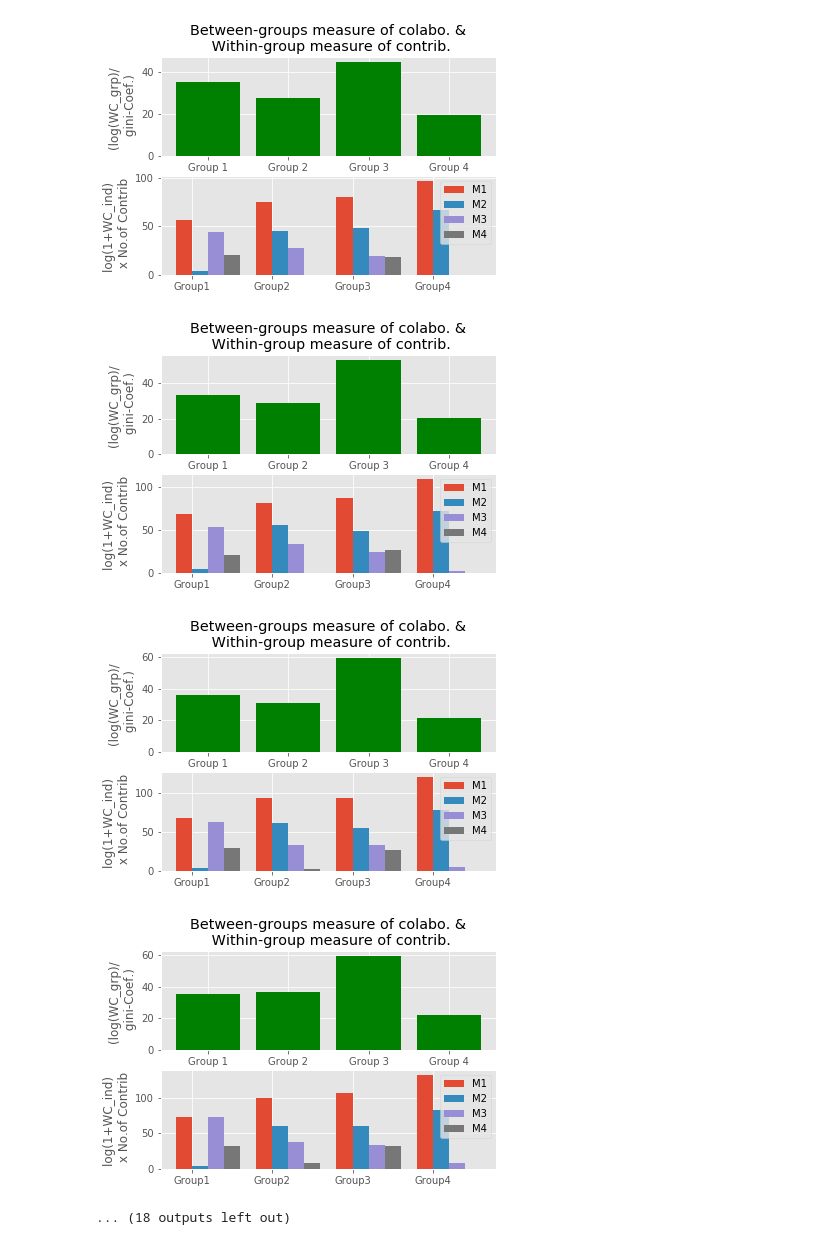
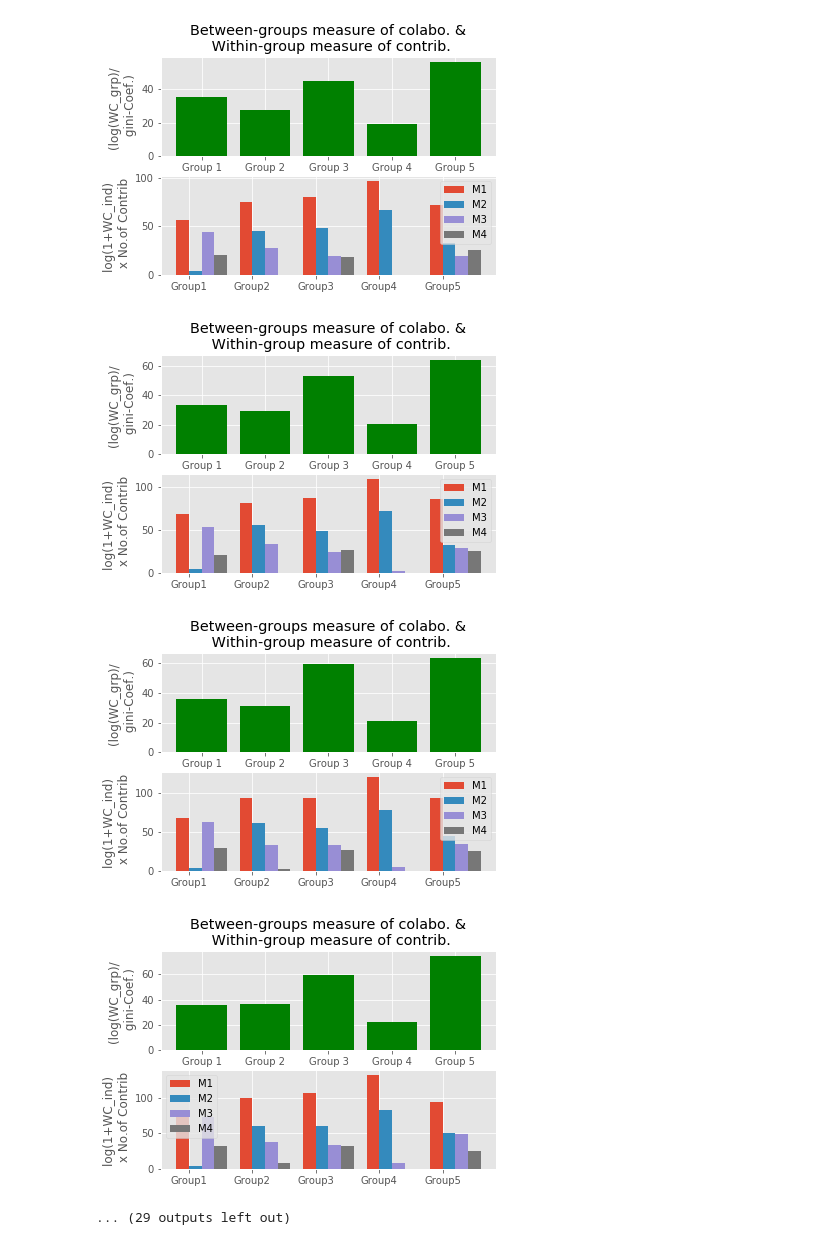
Before and after one commit to colabLearn/colabLearn.github.io, a Jupyter notebook: ColabLearnAnalysis2.ipynb, the cells around one changed output. Drawn from its saved outputs; the diff is of its cells as text; code cells hidden in the pictures.

```diff
--- a/ColabLearnAnalysis2.ipynb
+++ b/ColabLearnAnalysis2.ipynb
@@ -15,6 +15,7 @@ group1_1 = pd.read_excel('C:\Users\User\Desktop\Study3\StudyData1\group1_1.xlsx'
 group2_1 = pd.read_excel('C:\Users\User\Desktop\Study3\StudyData1\group2_1.xlsx')
 group3_1 = pd.read_excel('C:\Users\User\Desktop\Study3\StudyData1\group6_1.xlsx')
 group4_1 = pd.read_excel('C:\Users\User\Desktop\Study3\StudyData1\group3_1.xlsx')
+group5_1 = pd.read_excel('C:\Users\User\Desktop\Study3\StudyData1\group5_1.xlsx')
 
 #Function to determine measure of symmetry of contribution within groups
 #This function takes two arguments 1. The group JPS interaction data and
@@ -41,6 +42,7 @@ def getGiniCoef(group, memList):
     contM2 =g_m2.shape[0]
     contM3 =g_m3.shape[0]
     contM4 =g_m4.shape[0]
+
 
     #A list of contribution count by each member of the group
     grpWC= [contM1, contM2, contM3, contM4]
@@ -76,26 +78,31 @@ def withinGroupIndivCon(g, mList):
     m2WC = g_m2['Word Count'].tolist()
     m3WC = g_m3['Word Count'].tolist()
     m4WC = g_m4['Word Count'].tolist()
+    m5WC = g_m4['Word Count'].tolist()
 
     #gWC = g['Word Count'].tolist()
     m1WCT = sum(m1WC)
     m2WCT = sum(m2WC)
     m3WCT = sum(m3WC)
     m4WCT = sum(m4WC)
+    m5WCT = sum(m4WC)
 
     m1WCT = np.log(1+m1WCT)
     m2WCT = np.log(1+m2WCT)
     m3WCT = np.log(1+m3WCT)
     m4WCT = np.log(1+m4WCT)
+    m5WCT = np.log(1+m4WCT)
     contM1 =g_m1.shape[0]
     contM2 =g_m2.shape[0]
     contM3 =g_m3.shape[0]
     contM4 =g_m4.shape[0]
 
+
     contM1 = (contM1*m1WCT)
     contM2 = (contM2*m2WCT)
     contM3 = (contM3*m3WCT)
     contM4 = (contM4*m4WCT)
+
 
     contDist=[contM1, contM2, contM3, contM4]
 
@@ -123,7 +130,7 @@ def selectFromGroup(gr, num):
 
 def plotGroupAtTimeIntevals(grList,allGpMem, num):
     #Capture row lenght of data of each group into list
-    l = [grList[0].shape[0], grList[1].shape[0], grList[2].shape[0], grList[3].shape[0]]
+    l = [grList[0].shape[0], grList[1].shape[0], grList[2].shape[0], grList[3].shape[0], grList[4].shape[0]]
 
     #Get the row lenght of group with maximum row
     maxL = max(l)
@@ -132,10 +139,11 @@ def plotGroupAtTimeIntevals(grList,allGpMem, num):
         ColabMeasure2= getGiniCoef(selectFromGroup(grList[1], i), allGpMem[1])
         ColabMeasure3= getGiniCoef(selectFromGroup(grList[2], i), allGpMem[2])
         ColabMeasure4= getGiniCoef(selectFromGroup(grList[3], i), allGpMem[3])
+        ColabMeasure5= getGiniCoef(selectFromGroup(grList[4], i), allGpMem[4])
 
 
-        x = ['Group 1', 'Group 2', 'Group 3', 'Group 4']
-        grpList=[ColabMeasure, ColabMeasure2, ColabMeasure3, ColabMeasure4]
+        x = ['Group 1', 'Group 2', 'Group 3', 'Group 4', 'Group 5']
+        grpList=[ColabMeasure, ColabMeasure2, ColabMeasure3, ColabMeasure4, ColabMeasure5]
         x_pos = [j for j, _ in enumerate(grpList)]
 
 
@@ -145,15 +153,18 @@ def plotGroupAtTimeIntevals(grList,allGpMem, num):
         g2Mem=withinGroupIndivCon(selectFromGroup(grList[1],i), allGpMem[1])
         g3Mem=withinGroupIndivCon(selectFromGroup(grList[2],i), allGpMem[2])
         g4Mem=withinGroupIndivCon(selectFromGroup(grList[3],i), allGpMem[3])
+        g5Mem=withinGroupIndivCon(selectFromGroup(grList[4],i), allGpMem[4])
 
-        allMem1=[g1Mem[0], g2Mem[0], g3Mem[0], g4Mem[0]]
-        allMem2=[g1Mem[1], g2Mem[1], g3Mem[1], g4Mem[1]]
-        allMem3=[g1Mem[2], g2Mem[2], g3Mem[2], g4Mem[2]]
-        allMem4=[g1Mem[3], g2Mem[3], g3Mem[3], g4Mem[3]]
+        allMem1=[g1Mem[0], g2Mem[0], g3Mem[0], g4Mem[0], g5Mem[0]]
+        allMem2=[g1Mem[1], g2Mem[1], g3Mem[1], g4Mem[1], g5Mem[1]]
+        allMem3=[g1Mem[2], g2Mem[2], g3Mem[2], g4Mem[2], g5Mem[2]]
+        allMem4=[g1Mem[3], g2Mem[3], g3Mem[3], g4Mem[3], g5Mem[3]]
+
+
 
         plotList = [allMem1, allMem2, allMem3, allMem4]
 
-        N = 4
+        N = 5
         ind = np.arange(N)
         width = 0.2
 
@@ -170,13 +181,14 @@ def plotGroupAtTimeIntevals(grList,allGpMem, num):
         plt.bar(ind + width+width, plotList[2], width,label='M3')
         plt.bar(ind + width+width+width, plotList[3], width,label='M4')
 
+
         plt.ylabel('log(1+WC_ind) \n x No.of Contrib')
         #plt.title('Within Group visualization of individuals contribution')
 
-        plt.xticks(ind + width / 2, ('Group1', 'Group2', 'Group3', 'Group4'))
+        plt.xticks(ind + width / 2, ('Group1', 'Group2', 'Group3', 'Group4', 'Group5'))
         plt.legend(loc='best')
 
-
+        plt.savefig('C:/Users/User/Desktop/Study3/StudyData1/between_Within_Group_t'+str(i)+'jpg')
         plt.show()
         time.sleep(5)
 
@@ -186,9 +198,10 @@ m1List = ['Lucas', 'charis', 'Ranco', 'United']
 m2List = ['Carbon', 'oluwalonimi', 'smith', 'Arrival']
 m3List = ['Epigha', 'Beowulf', 'Anonymous1', 'cls603']
 m4List = ['smart', 'Swift', 'jade', 'the unknown']
+m5List = ['Craig', 'sir D', 'Karatu', 'Mide']
 
-all4gMem = [m1List, m2List, m3List, m4List]
-allGrps = [group1_1, group2_1, group3_1, group4_1]
+all4gMem = [m1List, m2List, m3List, m4List, m5List]
+allGrps = [group1_1, group2_1, group3_1, group4_1, group5_1]
 
 plotGroupAtTimeIntevals(allGrps,all4gMem, 4)
 # %% [output]
@@ -203,5 +216,5 @@ plotGroupAtTimeIntevals(allGrps,all4gMem, 4)
-[figure, old version]
+[figure, new version]
-[figure, old version]
+[figure, new version]
-[figure, old version]
+[figure, new version]
-[figure, old version]
+[figure, new version]
-... (18 outputs left out)
+... (29 outputs left out)
```
Also changed, not shown: parts of 1 cell of this notebook.
